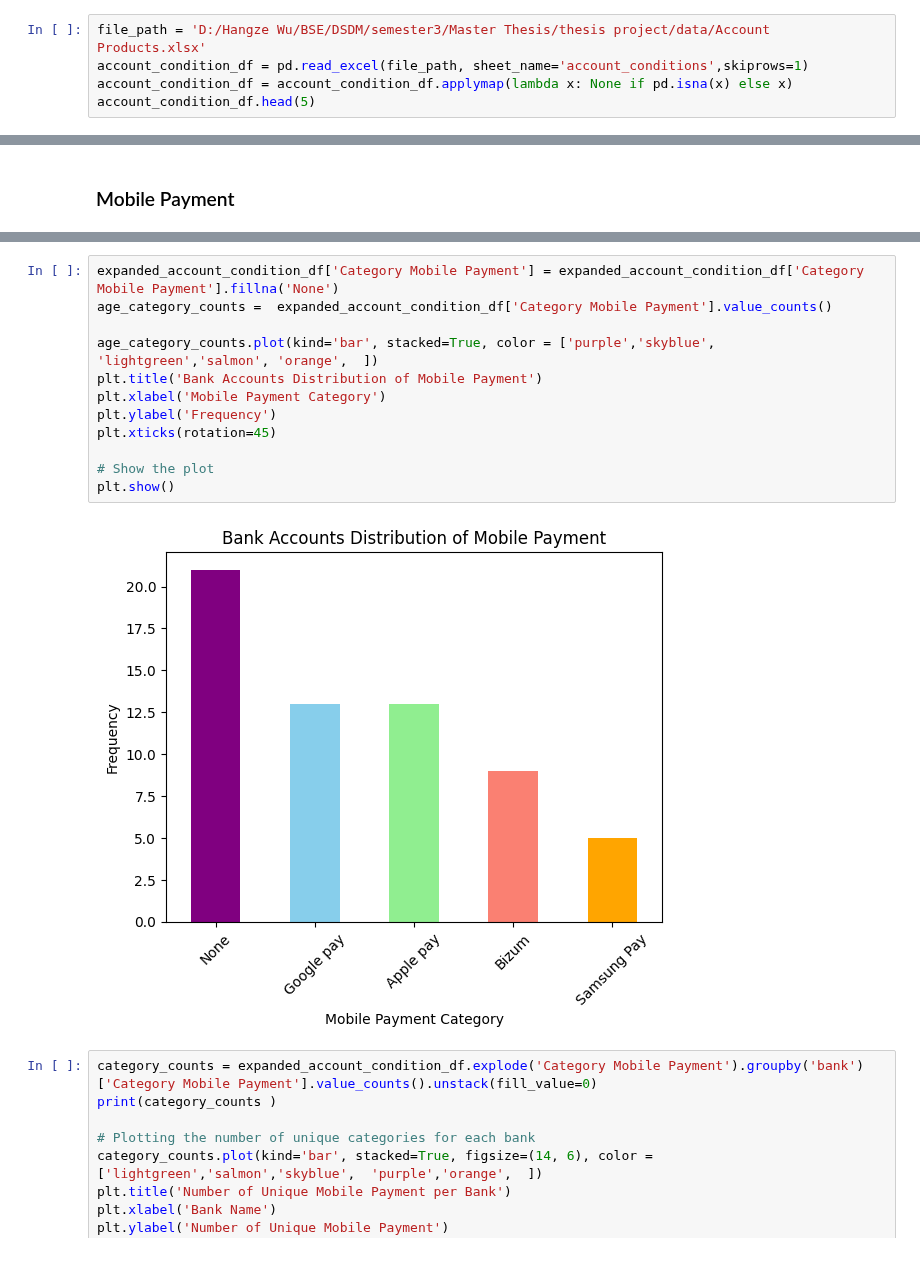
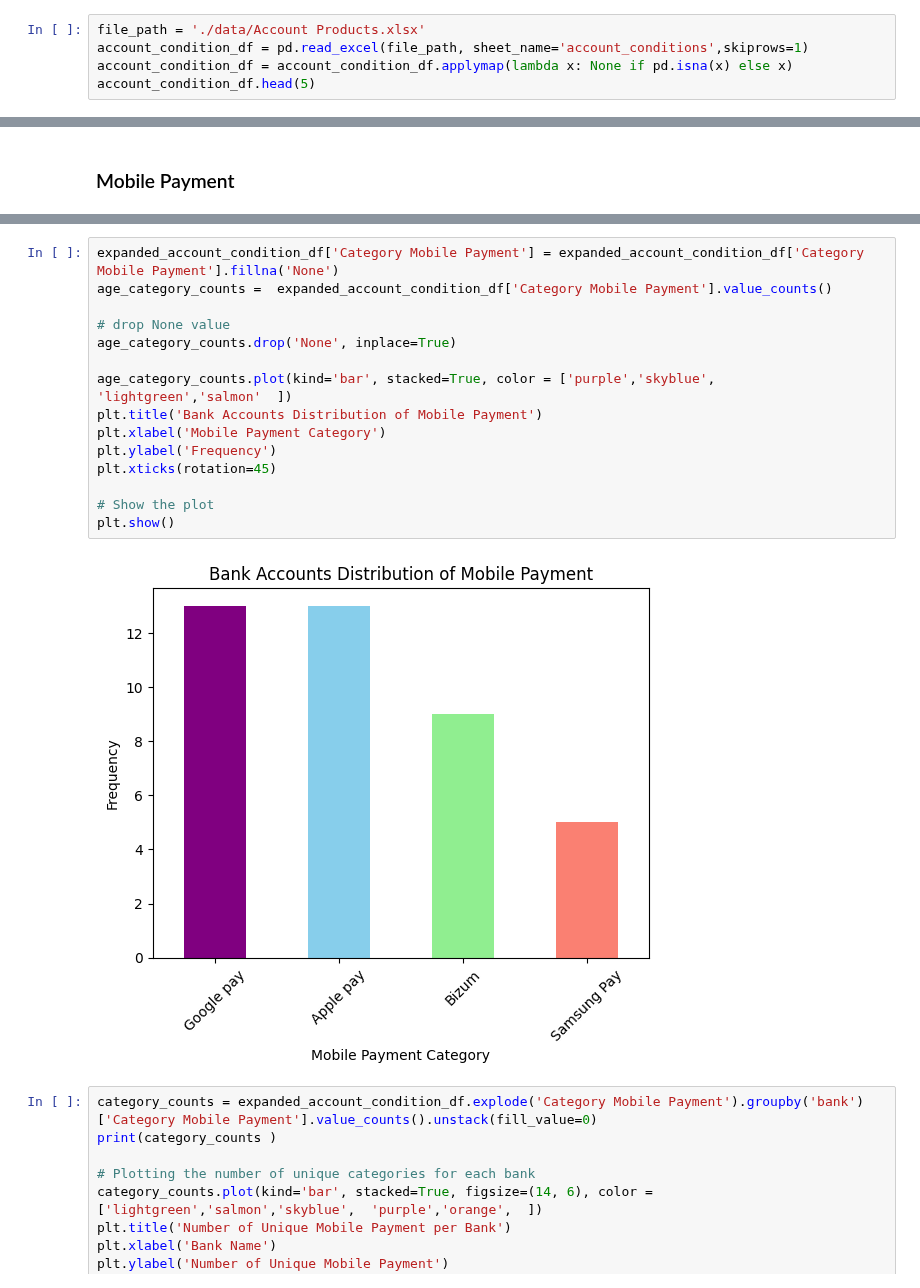
Before and after one commit to agbennett-bse/deloitte_digital_banking, a Jupyter notebook: deloitte_digital_banking/minmum_age&mobile_payment.ipynb, the cells around one changed output, grey strips where cells are left out. Cells and saved outputs as stored; diff of their text form.

```diff
--- a/deloitte_digital_banking/minmum_age&mobile_payment.ipynb
+++ b/deloitte_digital_banking/minmum_age&mobile_payment.ipynb
@@ -24,7 +24,7 @@ print(bank_account_df.head(3))
 1  Cuenta Online Sabadell  Banc Sabadell       bancsabadell.com/cuenta-online
 2     Cuenta Clara Abanca         ABANCA  abanca.com/es/cuentas/cuenta-online
 # %%
-file_path = 'D:/Hangze Wu/BSE/DSDM/semester3/Master Thesis/thesis project/data/Account Products.xlsx'
+file_path = './data/Account Products.xlsx'
 account_condition_df = pd.read_excel(file_path, sheet_name='account_conditions',skiprows=1)
 account_condition_df = account_condition_df.applymap(lambda x: None if pd.isna(x) else x)
 account_condition_df.head(5)
@@ -194,17 +206,20 @@ plt.show()
 # %%
 expanded_account_condition_df['Category Mobile Payment'] = expanded_account_condition_df['Category Mobile Payment'].fillna('None')
 age_category_counts =  expanded_account_condition_df['Category Mobile Payment'].value_counts()
 
-age_category_counts.plot(kind='bar', stacked=True, color = ['purple','skyblue',  'lightgreen','salmon', 'orange',  ])
+# drop None value
+age_category_counts.drop('None', inplace=True)
+
+age_category_counts.plot(kind='bar', stacked=True, color = ['purple','skyblue',  'lightgreen','salmon'  ])
 plt.title('Bank Accounts Distribution of Mobile Payment')
 plt.xlabel('Mobile Payment Category')
 plt.ylabel('Frequency')
 plt.xticks(rotation=45)
 
 # Show the plot
 plt.show()
 # %% [output]
-[figure, old version]
+[figure, new version]
 # %%
 category_counts = expanded_account_condition_df.explode('Category Mobile Payment').groupby('bank')['Category Mobile Payment'].value_counts().unstack(fill_value=0)
 print(category_counts )
```
Also changed, not shown: parts of 3 cells of this notebook, 5 other files.
